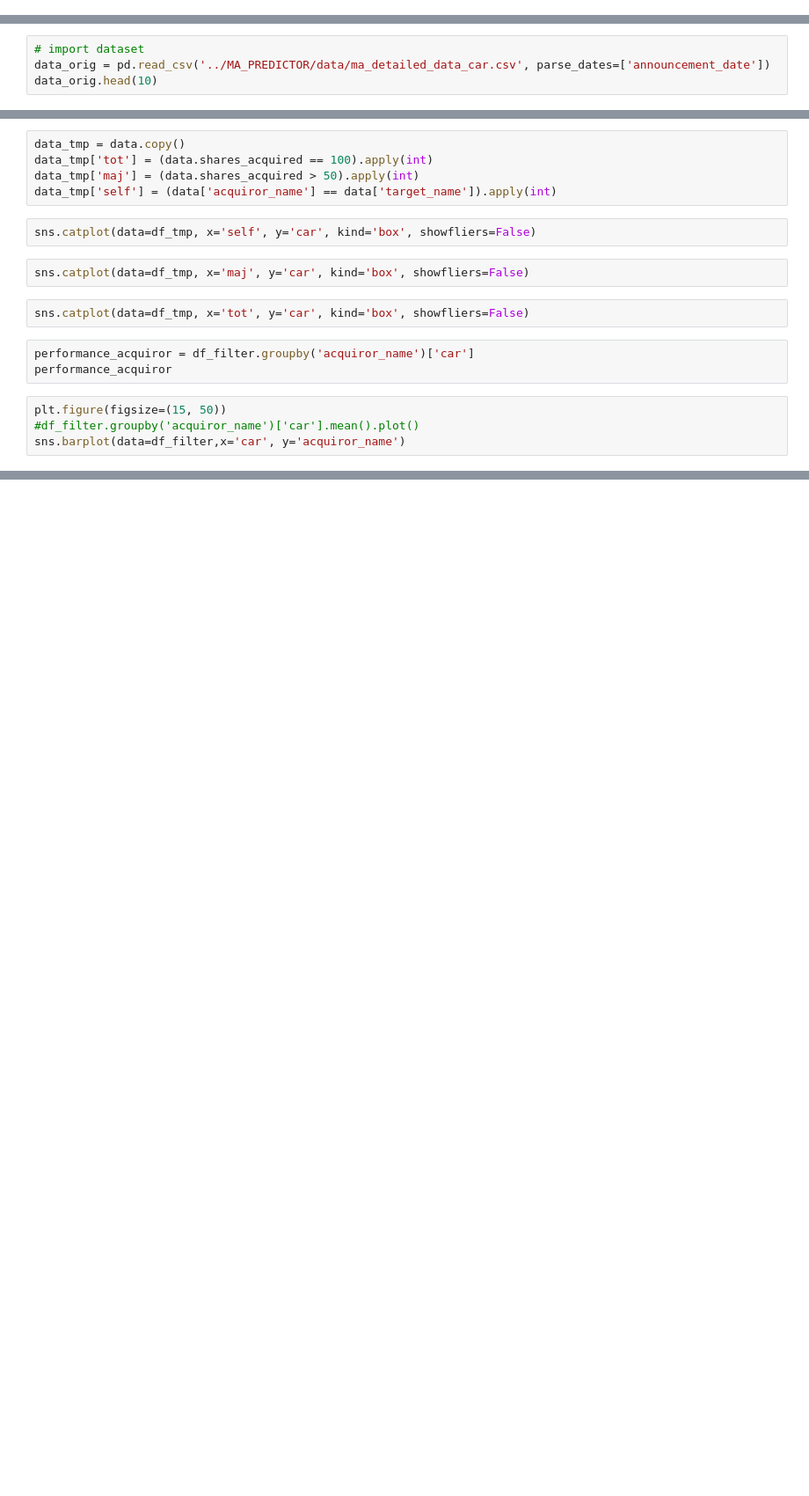
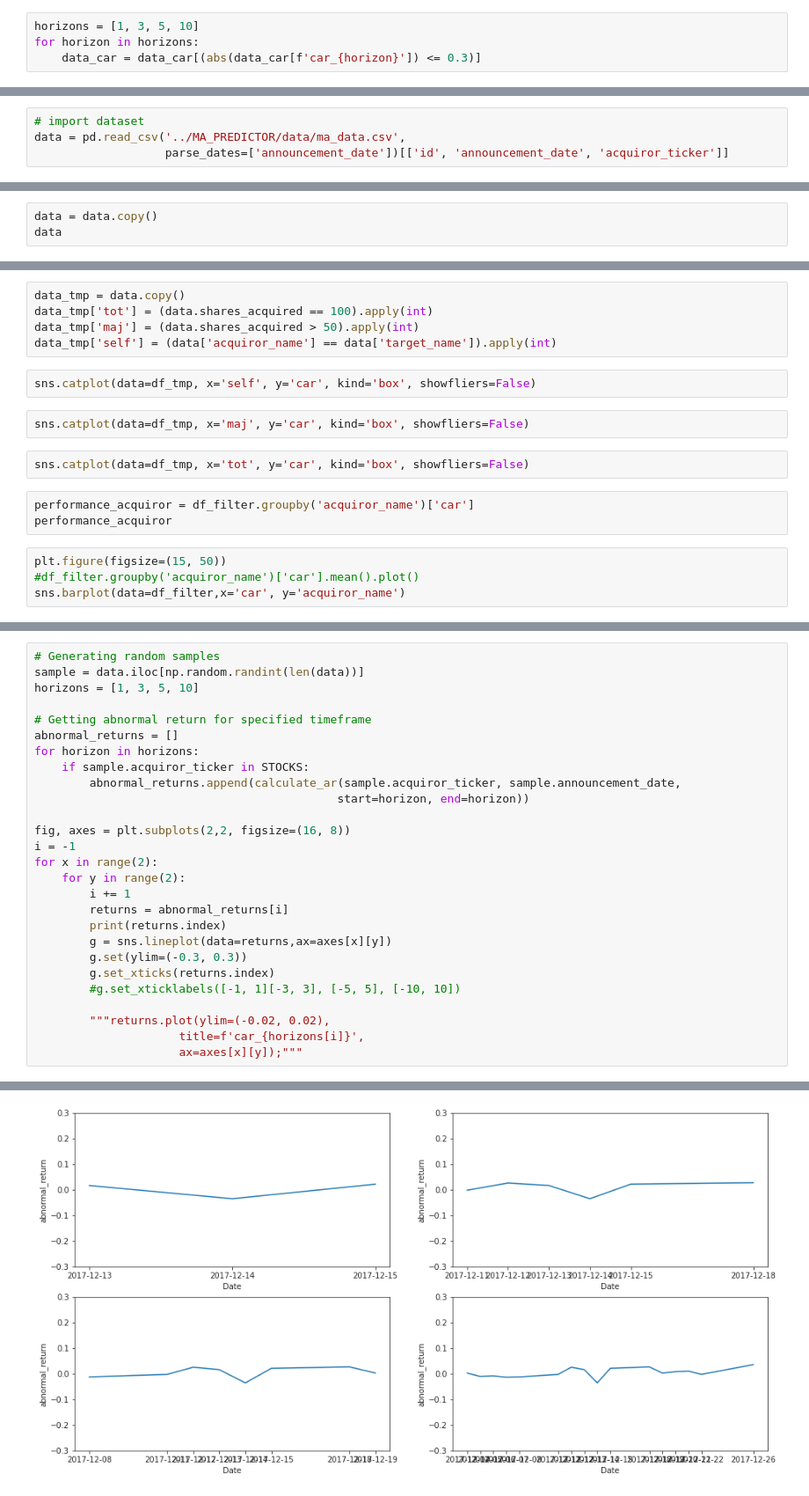
Before and after one commit to cobergmann/MA_PREDICTOR, a Jupyter notebook: notebooks/vlad_data_viz_and_exp.ipynb, the cells around one changed output, grey strips where cells are left out. Shown: that part at 88% size. Drawn from its saved outputs; the diff is of its cells as text; blank space fills up the shorter version.

```diff
--- a/notebooks/vlad_data_viz_and_exp.ipynb
+++ b/notebooks/vlad_data_viz_and_exp.ipynb
@@ -8,0 +69,4 @@ import seaborn as sns
+# %%
+horizons = [1, 3, 5, 10]
+for horizon in horizons:
+    data_car = data_car[(abs(data_car[f'car_{horizon}']) <= 0.3)]
@@ -9,4 +105,4 @@ import seaborn as sns
 # %%
 # import dataset
-data_orig = pd.read_csv('../MA_PREDICTOR/data/ma_detailed_data_car.csv', parse_dates=['announcement_date'])
-data_orig.head(10)
+data = pd.read_csv('../MA_PREDICTOR/data/ma_data.csv',
+                   parse_dates=['announcement_date'])[['id', 'announcement_date', 'acquiror_ticker']]
@@ -41,3 +118,6 @@ data = data_orig[(data_orig.car > -0.3) & (data_orig.car < 0.3)]
+# %%
+data = data.copy()
+data
 # %% [markdown]
 # Creating Features
 # %%
@@ -487,0 +402,28 @@ sns.barplot(data=df_filter,x='car', y='acquiror_name')
+# %%
+# Generating random samples
+sample = data.iloc[np.random.randint(len(data))]
+horizons = [1, 3, 5, 10]
+
+# Getting abnormal return for specified timeframe
+abnormal_returns = []
+for horizon in horizons:
+    if sample.acquiror_ticker in STOCKS:
+        abnormal_returns.append(calculate_ar(sample.acquiror_ticker, sample.announcement_date,
+                                            start=horizon, end=horizon))
+
+fig, axes = plt.subplots(2,2, figsize=(16, 8))
+i = -1
+for x in range(2):
+    for y in range(2):
+        i += 1
+        returns = abnormal_returns[i]
+        print(returns.index)
+        g = sns.lineplot(data=returns,ax=axes[x][y])
+        g.set(ylim=(-0.3, 0.3))
+        g.set_xticks(returns.index)
+        #g.set_xticklabels([-1, 1][-3, 3], [-5, 5], [-10, 10])
+
+        """returns.plot(ylim=(-0.02, 0.02),
+                     title=f'car_{horizons[i]}',
+                     ax=axes[x][y]);"""
+# %% [output]
@@ -487,0 +442 @@ sns.barplot(data=df_filter,x='car', y='acquiror_name')
+[figure, added]
```
Also changed, not shown: parts of 58 cells of this notebook.
